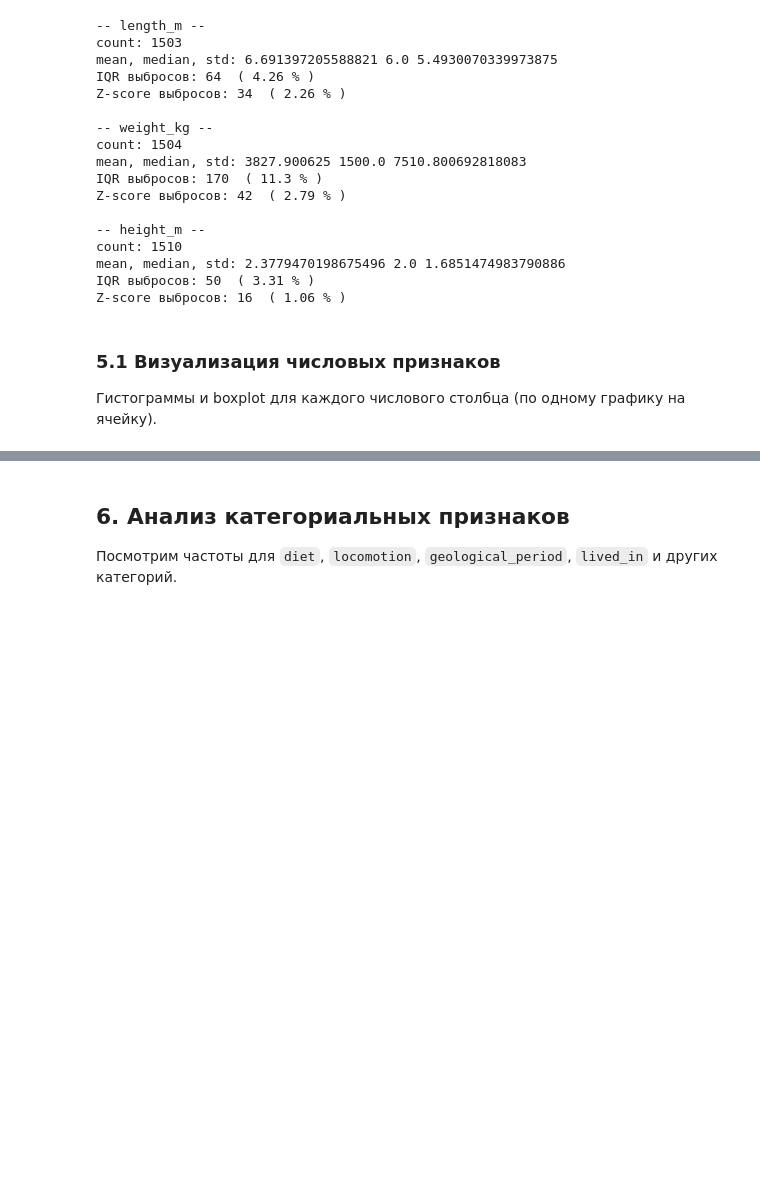
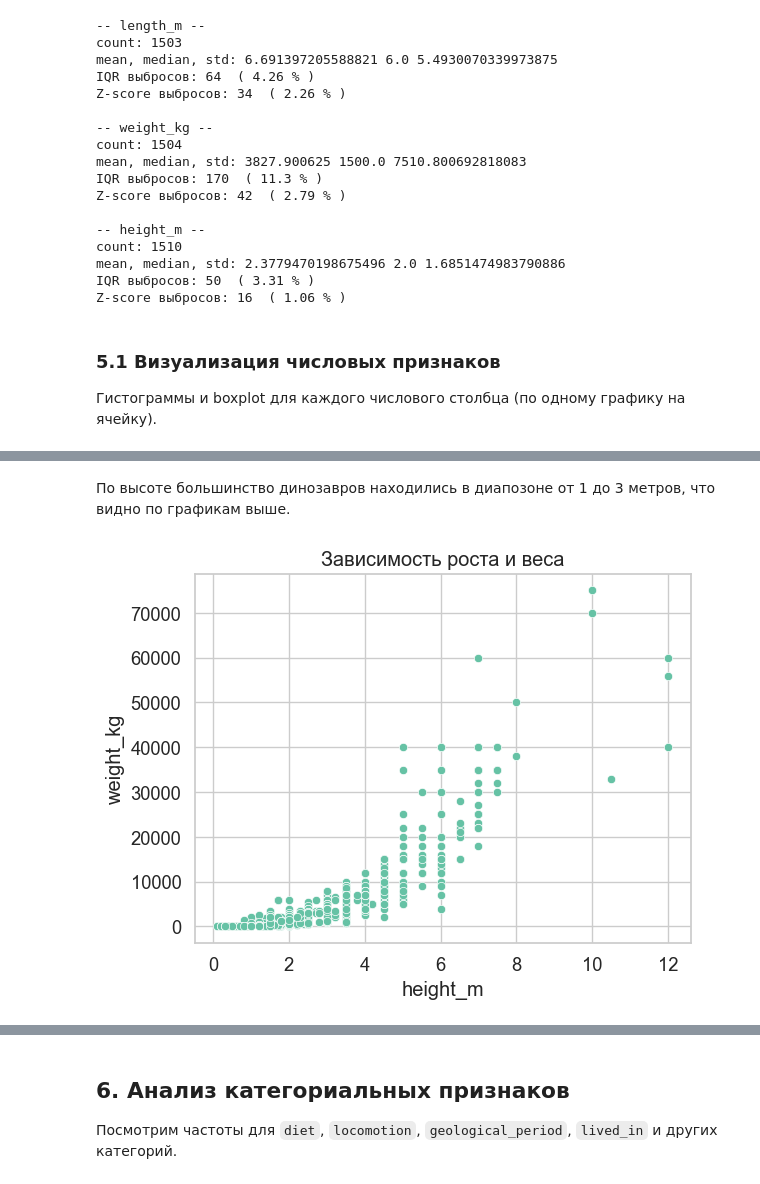
Before and after one commit to Ernest-bio/dataset, a Jupyter notebook: notebooks/EDA.ipynb, the cells around one changed output, grey strips where cells are left out. Drawn from its saved outputs; the diff is of its cells as text; code cells hidden in the pictures; blank space fills up the shorter version.

```diff
--- a/notebooks/EDA.ipynb
+++ b/notebooks/EDA.ipynb
@@ -220,0 +228,8 @@ else:
+# %% [markdown]
+По высоте большинство динозавров находились в диапозоне от 1 до 3 метров, что видно по графикам выше.
+# %%
+sns.scatterplot(data=df, x="height_m", y="weight_kg")
+plt.title("Зависимость роста и веса")
+plt.show()
+# %% [output]
+[figure, added]
```
Also changed, not shown: parts of 12 cells of this notebook.
